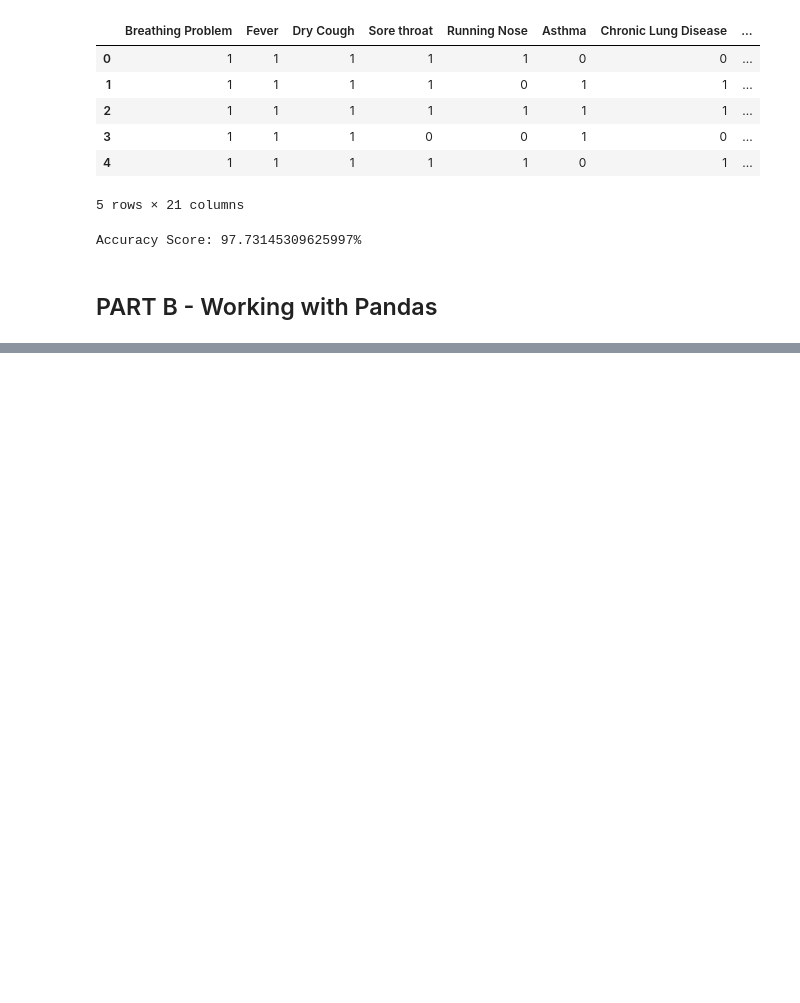
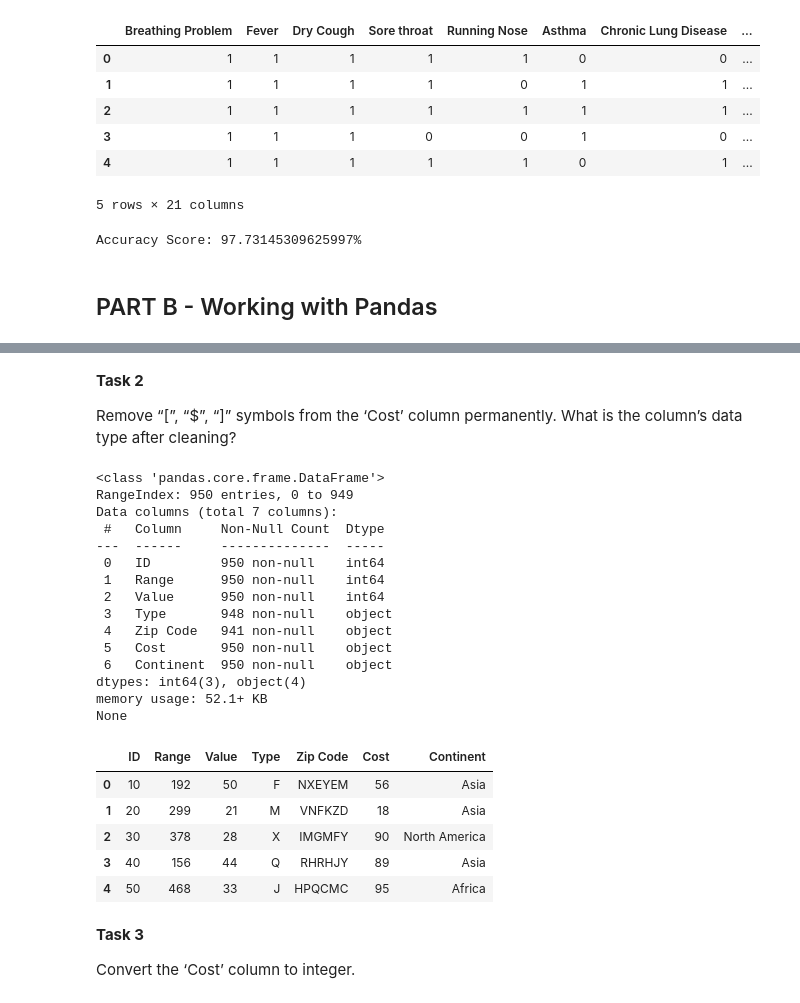
Before and after one commit to MatthewMacalaladGBC/COMP3122_assignment2, a Jupyter notebook: Assignment02.ipynb, the cells around one changed output, grey strips where cells are left out. Cells and saved outputs as stored; diff of their text form; code cells hidden in the pictures; blank space fills up the shorter version.

```diff
--- a/Assignment02.ipynb
+++ b/Assignment02.ipynb
@@ -59,0 +93,35 @@ Accuracy Score: 97.73145309625997%
+# %% [markdown]
+**Task 2**
+
+Remove “[”, “$”, “]” symbols from the ‘Cost’ column permanently. What is the column’s data type after cleaning?
+# %%
+df_b["Cost"] = df_b["Cost"].str.replace("[][$]", "", regex=True)
+print(df_b.info())
+df_b.head()
+# Cost column's type is object
+# %% [output]
+<class 'pandas.core.frame.DataFrame'>
+RangeIndex: 950 entries, 0 to 949
+Data columns (total 7 columns):
+ #   Column     Non-Null Count  Dtype
+---  ------     --------------  -----
+ 0   ID         950 non-null    int64
+ 1   Range      950 non-null    int64
+ 2   Value      950 non-null    int64
+ 3   Type       948 non-null    object
+ 4   Zip Code   941 non-null    object
+ 5   Cost       950 non-null    object
+ 6   Continent  950 non-null    object
+dtypes: int64(3), object(4)
+memory usage: 52.1+ KB
+None
+|  | ID | Range | Value | Type | Zip Code | Cost | Continent |
+| 0 | 10 | 192 | 50 | F | NXEYEM | 56 | Asia |
+| 1 | 20 | 299 | 21 | M | VNFKZD | 18 | Asia |
+| 2 | 30 | 378 | 28 | X | IMGMFY | 90 | North America |
+| 3 | 40 | 156 | 44 | Q | RHRHJY | 89 | Asia |
+| 4 | 50 | 468 | 33 | J | HPQCMC | 95 | Africa |
+# %% [markdown]
+**Task 3**
+
+Convert the ‘Cost’ column to integer.
```
Also changed, not shown: parts of 30 cells of this notebook.
